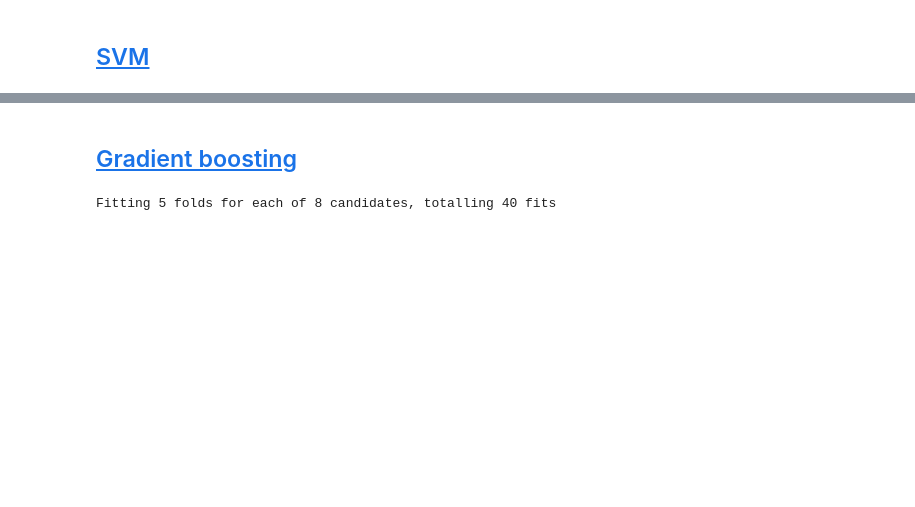
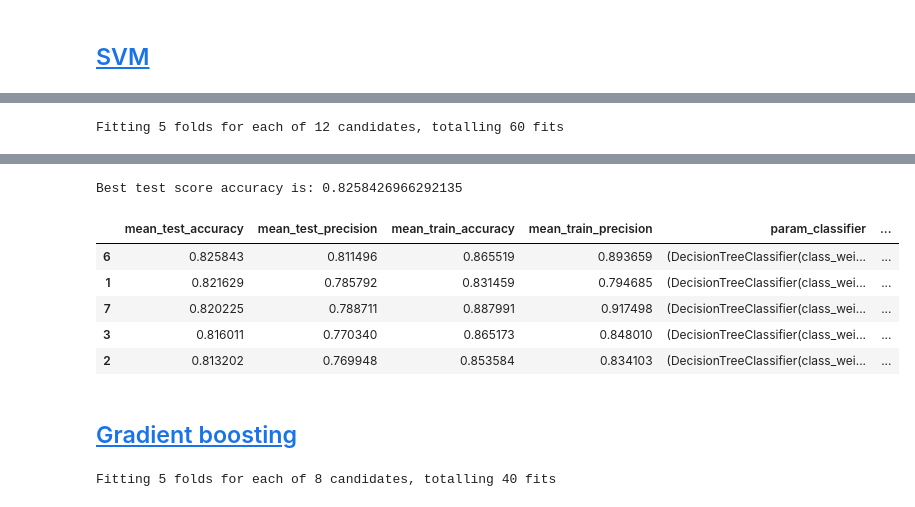
Before and after one commit to ksaaskil/machine-learning-examples, a Jupyter notebook: classification/Kaggle_Titanic_kernel.ipynb, the cells around one changed output, grey strips where cells are left out. Saved outputs shown, nothing was run; the diff lists cells and outputs as text; code cells hidden in the pictures; blank space fills up the shorter version.

Commit message:
Add even more classifiers to voting.

```diff
--- a/classification/Kaggle_Titanic_kernel.ipynb
+++ b/classification/Kaggle_Titanic_kernel.ipynb
@@ -484,0 +469,23 @@ Best test score accuracy is: 0.8146067415730337
+# %%
+from sklearn.ensemble import AdaBoostClassifier
+from sklearn.tree import DecisionTreeClassifier
+
+param_grid = [
+    {
+        'preprocessing__truncate_titles__n_values_to_keep': [5],
+        'classifier': [ AdaBoostClassifier(random_state=42) ],
+        'classifier__n_estimators': [50, 100],
+        'classifier__learning_rate': np.logspace(-1, 1, 3),
+        'classifier__base_estimator': [
+            DecisionTreeClassifier(max_depth=1),
+            DecisionTreeClassifier(max_depth=2)
+        ],
+        # 'classifier__base_estimator__max_depth': [1, 2]
+    }
+]
+
+ada_grid_search = build_grid_search(pipeline=build_pipeline(), param_grid=param_grid)
+ada_cv_results = run_grid_search(grid_search=ada_grid_search)
+ada_cv_results
+# %% [output]
+Fitting 5 folds for each of 12 candidates, totalling 60 fits
@@ -485,3 +493,10 @@ Best test score accuracy is: 0.8146067415730337
+Best test score accuracy is: 0.8258426966292135
+|  | mean_test_accuracy | mean_test_precision | mean_train_accuracy | mean_train_precision | param_classifier | ... |
+| 6 | 0.825843 | 0.811496 | 0.865519 | 0.893659 | (DecisionTreeClassifier(class_wei... | ... |
+| 1 | 0.821629 | 0.785792 | 0.831459 | 0.794685 | (DecisionTreeClassifier(class_wei... | ... |
+| 7 | 0.820225 | 0.788711 | 0.887991 | 0.917498 | (DecisionTreeClassifier(class_wei... | ... |
+| 3 | 0.816011 | 0.770340 | 0.865173 | 0.848010 | (DecisionTreeClassifier(class_wei... | ... |
+| 2 | 0.813202 | 0.769948 | 0.853584 | 0.834103 | (DecisionTreeClassifier(class_wei... | ... |
 # %% [markdown]
 ## [Gradient boosting](http://scikit-learn.org/stable/modules/generated/sklearn.ensemble.GradientBoostingClassifier.html)
 # %%
```
Also changed, not shown: parts of 19 cells of this notebook.
